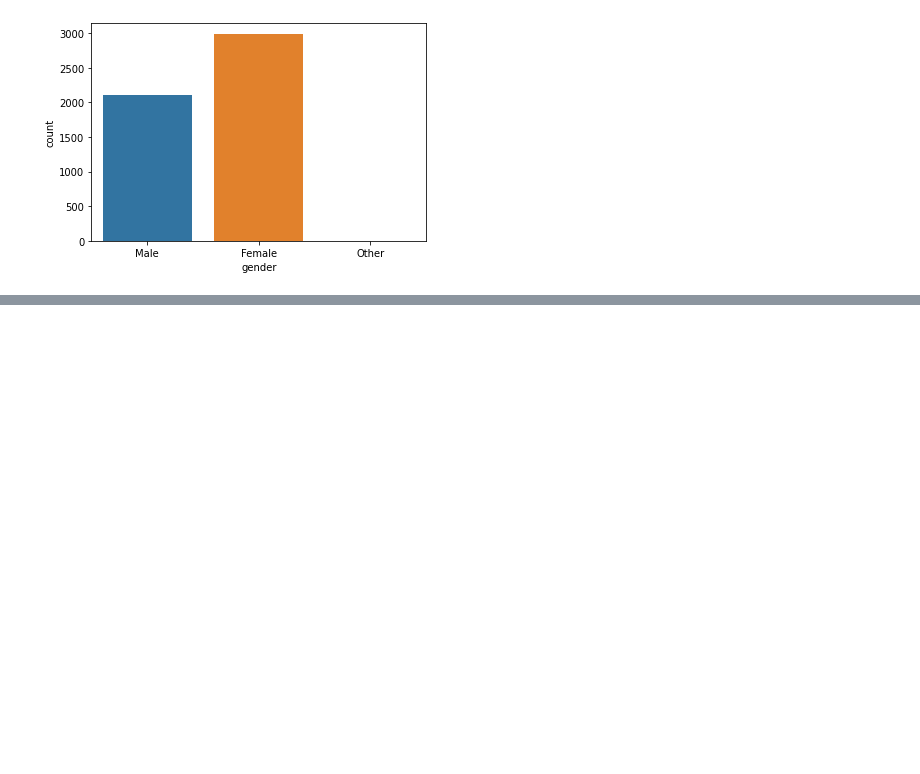
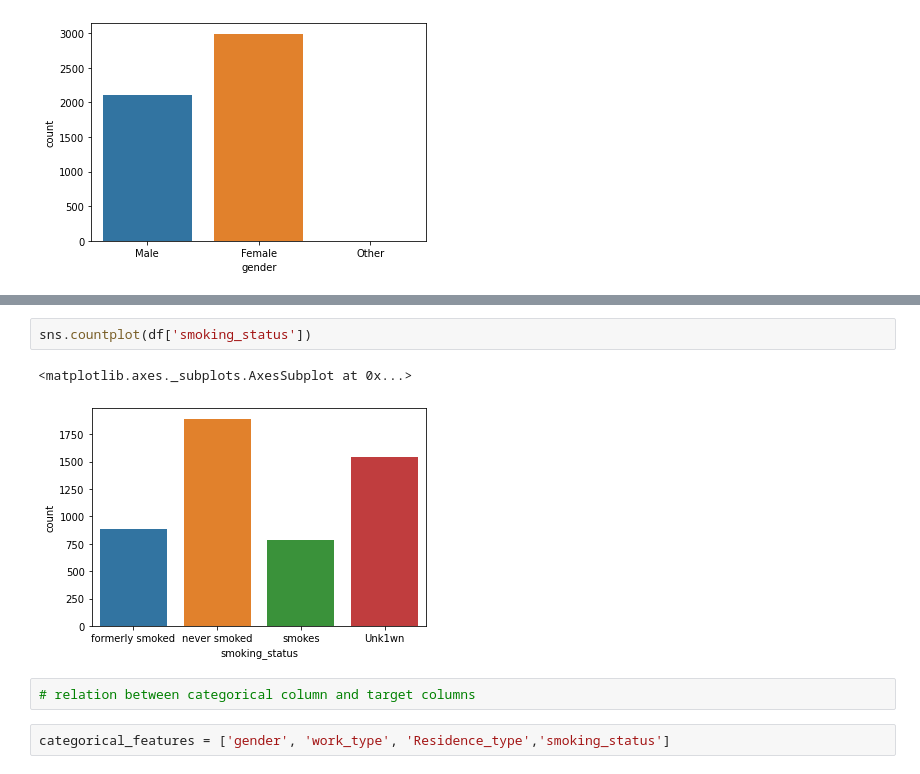
Before and after one commit to zisx96/heart-disease-P, a Jupyter notebook: heart.ipynb, the cells around one changed output, grey strips where cells are left out. Cells and saved outputs as stored; diff of their text form; blank space fills up the shorter version.

```diff
--- a/heart.ipynb
+++ b/heart.ipynb
@@ -250,0 +266,9 @@ sns.countplot(df['gender'])
+# %%
+sns.countplot(df['smoking_status'])
+# %% [output]
+<matplotlib.axes._subplots.AxesSubplot at 0x...>
+[figure, added]
+# %%
+# relation between categorical column and target columns
+# %%
+categorical_features = ['gender', 'work_type', 'Residence_type','smoking_status']
```
Also changed, not shown: parts of 27 cells of this notebook.
